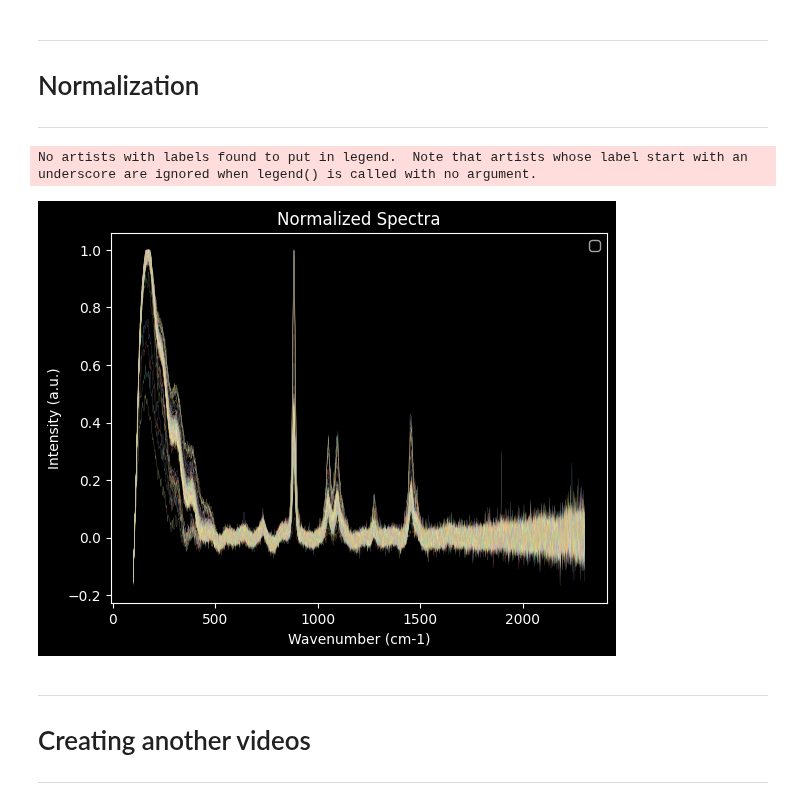
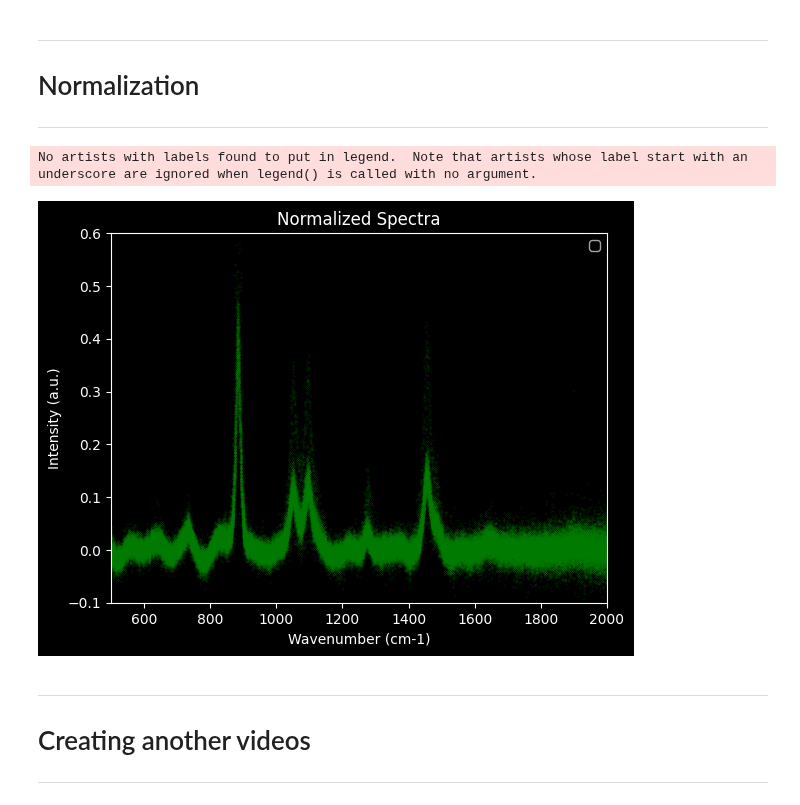
Before and after one commit to oftavira/raman, a Jupyter notebook: colaboraciones/adanf/sep.ipynb, the cells around one changed output. Cells and saved outputs as stored; diff of their text form; code cells hidden in the pictures.

Commit message:
ploting all normalized

```diff
--- a/colaboraciones/adanf/sep.ipynb
+++ b/colaboraciones/adanf/sep.ipynb
@@ -91,33 +91,34 @@ out.release()
 # %%
 # Normalizing all the spectra
 
 import matplotlib.pyplot as plt
 
 normalized = []
 
 for i in range(len(yf)):
     norm = []
     for e in yf[i].y:
         norm.append(e/max(yf[i].y))
     normalized.append(norm)
 
 # Plotting the normalized spectra
 fig = plt.figure()
 ax = fig.add_subplot(111)
 
 for i in range(len(normalized)):
-    ax.plot(yf[i].x, normalized[i], linewidth=0.1)
-        # ax.plot(yf[i].x, normalized[i], label=yf[i].time_s)
+    ax.scatter(yf[i].x, normalized[i], s=0.01, color='green')  # Set the color to green
 
 ax.set_title('Normalized Spectra')
 ax.set_xlabel('Wavenumber (cm-1)')
 ax.set_ylabel('Intensity (a.u.)')
+ax.set_xlim(500, 2000)
+ax.set_ylim(-0.1,0.6)  # Set the x-axis limits
 ax.legend()
 
 plt.show()
 # %% [output]
 No artists with labels found to put in legend.  Note that artists whose label start with an underscore are ignored when legend() is called with no argument.
-[figure, old version]
+[figure, new version]
 # %% [markdown]
 ***
 # Creating another videos
```
